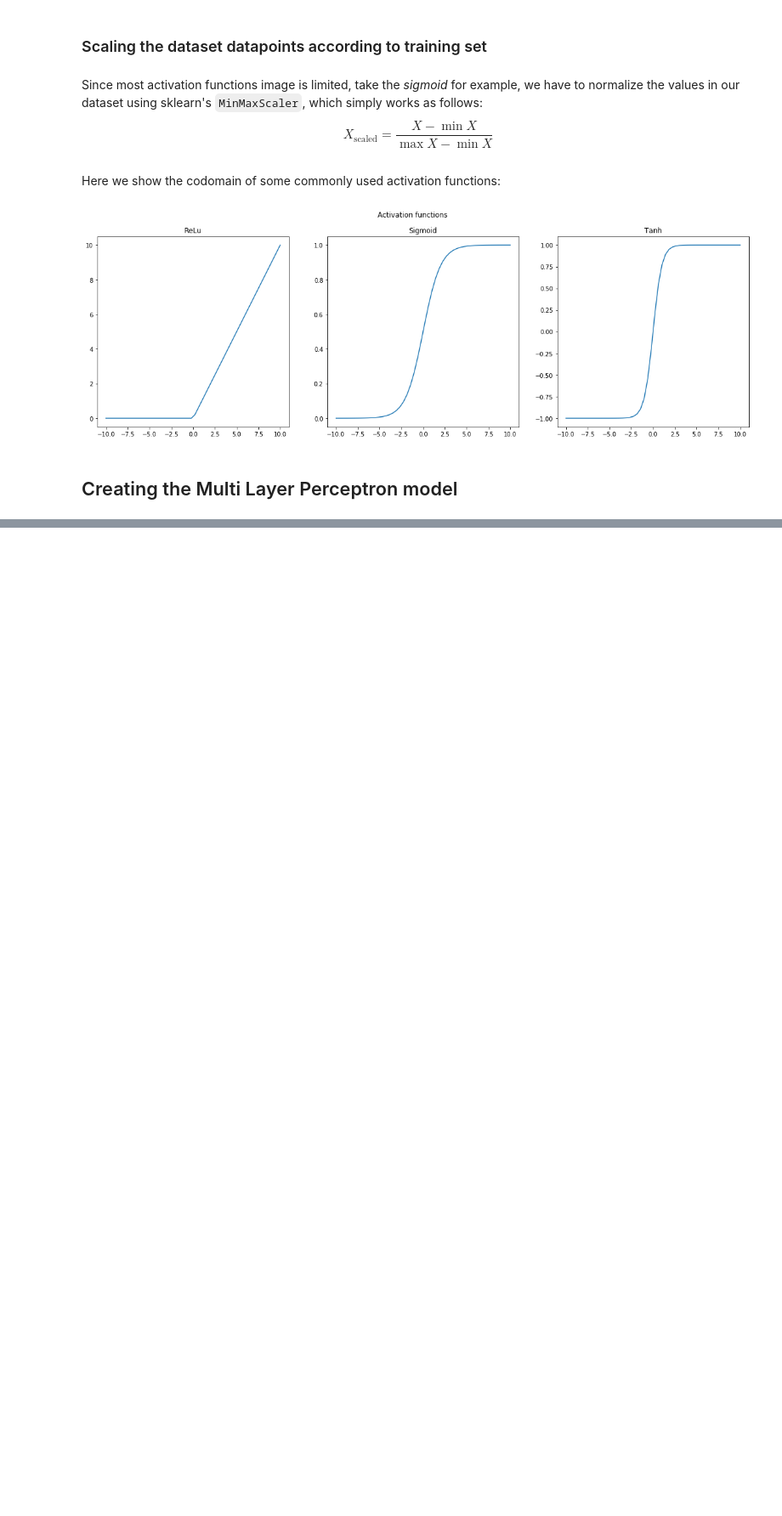
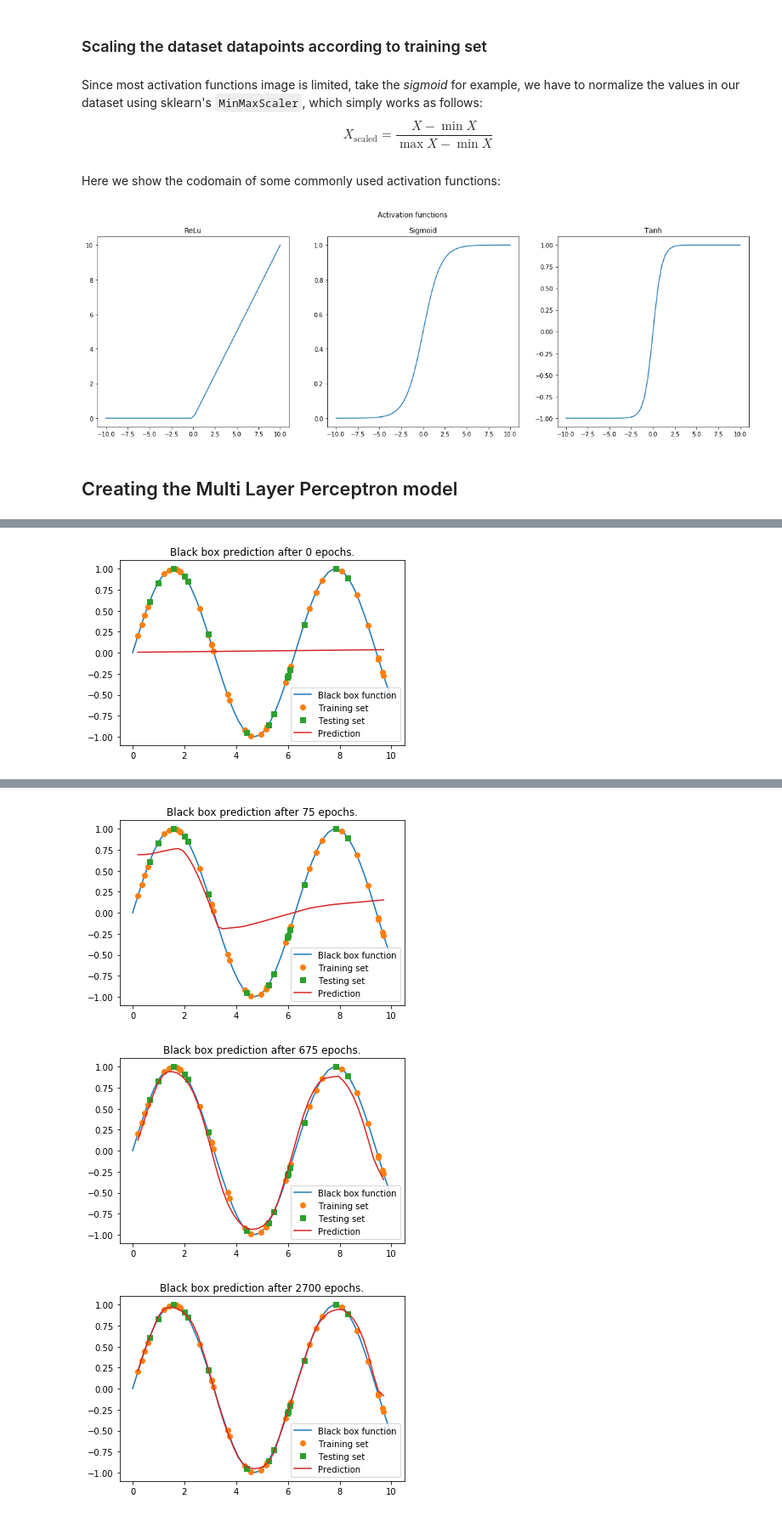
Before and after one commit to LucaCappelletti94/Master-in-Bioinformatics-and-Functional-genomics, a Jupyter notebook: MLP.ipynb, the cells around one changed output, grey strips where cells are left out. Shown at 85% size. Saved outputs shown, nothing was run; the diff lists cells and outputs as text; code cells hidden in the pictures; blank space fills up the shorter version.

Commit message:
Completed first example

```diff
--- a/MLP.ipynb
+++ b/MLP.ipynb
@@ -245,8 +272,6 @@ def fit(model, x_train, x_test, y_train, y_test, epochs, initial_epoch):
 # %%
-test_size = 0.3
-validation_size = 0.1
-random_state = 42
-starting_epochs = 5
+base_epochs = 75
 steps = 5
 batch_size = 16
-breath, deapth = 50, 5
+breath, deapth = 15, 5
+N = 50
@@ -268,0 +278,3 @@ for step in tqdm(range(steps)):
+# %%
+our_first_model = mlp(breath, deapth)
+print_summary(our_first_model)
@@ -268,0 +299,44 @@ for step in tqdm(range(steps)):
+# %%
+x_scaler, x_train, x_test, y_scaler, y_train, y_test = scale_split_dataset(black_box_sampler(N), 42)
+# %%
+def get_epochs(step, epochs):
+    return epochs*(step+1)**3
+# %%
+total_epochs = 0
+plot_learning(
+    our_first_model,
+    x_train,
+    x_test,
+    y_train,
+    y_test,
+    x_scaler,
+    y_scaler
+)
+plt.title("Black box prediction after {total_epochs} epochs.".format(total_epochs=total_epochs))
+plt.show()
+for step in tqdm(range(steps)):
+    epochs = get_epochs(step, base_epochs)
+    fit(
+        our_first_model,
+        x_train,
+        x_test,
+        y_train,
+        y_test,
+        epochs,
+        total_epochs,
+        batch_size
+    )
+    plot_learning(
+        our_first_model,
+        x_train,
+        x_test,
+        y_train,
+        y_test,
+        x_scaler,
+        y_scaler
+    )
+    total_epochs+=epochs
+    plt.title("Black box prediction after {total_epochs} epochs.".format(total_epochs=total_epochs))
+    plt.show()
+# %% [output]
+[figure, added]
@@ -268,0 +344,3 @@ for step in tqdm(range(steps)):
+[figure, added]
+[figure, added]
+[figure, added]
```
Also changed, not shown: parts of 13 cells of this notebook.
